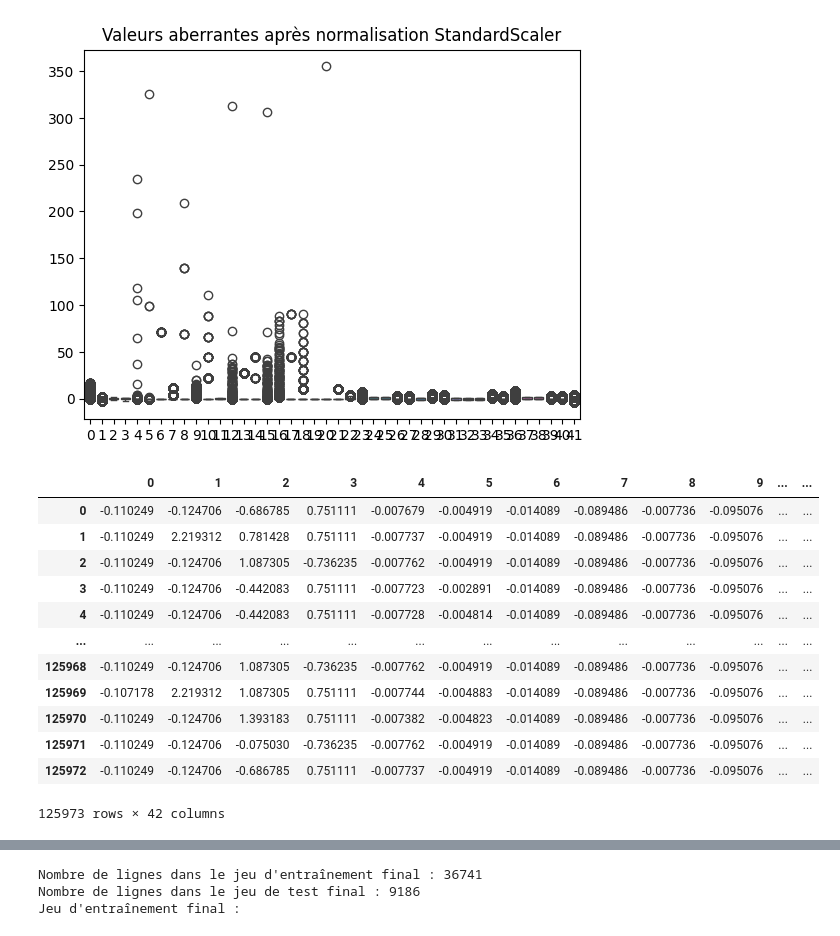
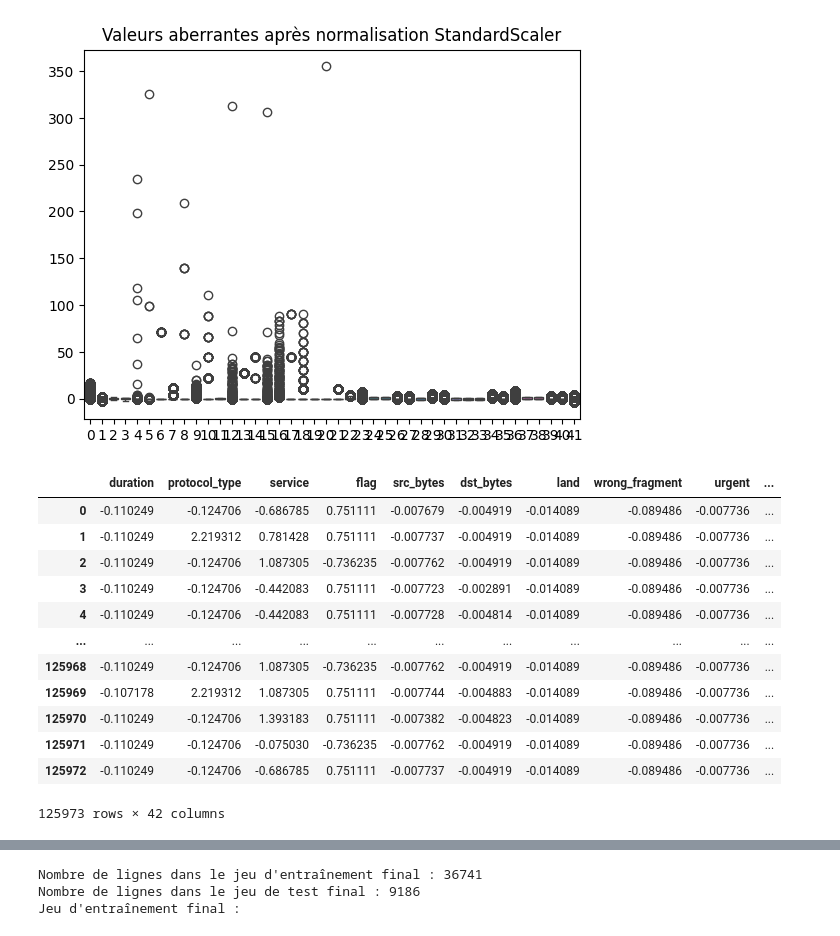
Before and after one commit to gogo25171/Projet1_Pretraitement, a Jupyter notebook: Projet1_Pretraitement_ClementGauthier.ipynb, the cells around one changed output, grey strips where cells are left out. Drawn from its saved outputs; the diff is of its cells as text; code cells hidden in the pictures.

Commit message:
Update NSL KDD dataset CSV files to include header row for improved readability and data understanding

```diff
--- a/Projet1_Pretraitement_ClementGauthier.ipynb
+++ b/Projet1_Pretraitement_ClementGauthier.ipynb
@@ -111,7 +114,7 @@ Nombre total de lignes dupliquées dans le dataset d'entraînement : 0
 # Question 6 - Suppression des doublons
 
 print("Avant suppression, nombre de lignes dans le dataset d'entraînement :", len(dataset))
-dataset.drop_duplicates() # Supprimer les doublons (attention : ici non appliqué en place)
+dataset.drop_duplicates(inplace=True) # Supprimer les doublons
 print("Après suppression, nombre de lignes dans le dataset d'entraînement :", len(dataset))
 # %% [output]
 Avant suppression, nombre de lignes dans le dataset d'entraînement : 125973
@@ -254,26 +255,42 @@ plt.show()
 # %%
 # Question 8 (suite) - Normalisation / Mise à l'échelle
 
-## Utilisation de la fonction StandardScaler car il sera sensible aux valeurs extrêmes.
+## Utilisation de la fonction StandardScaler
 dataset = StandardScaler().fit_transform(dataset)
 
 # Reconvertir l'array NumPy en DataFrame pandas (nécessaire après StandardScaler)
 dataset = pd.DataFrame(dataset)
 
+## Liste des nouveaux noms de colonnes
+
+col_names = ["duration","protocol_type","service","flag","src_bytes",
+"dst_bytes","land","wrong_fragment","urgent","hot","num_failed_logins",
+"logged_in","num_compromised","root_shell","su_attempted","num_root",
+"num_file_creations","num_shells","num_access_files","num_outbound_cmds",
+"is_host_login","is_guest_login","count","srv_count","serror_rate",
+"srv_serror_rate","rerror_rate","srv_rerror_rate","same_srv_rate",
+"diff_srv_rate","srv_diff_host_rate","dst_host_count","dst_host_srv_count",
+"dst_host_same_srv_rate","dst_host_diff_srv_rate","dst_host_same_src_port_rate",
+"dst_host_srv_diff_host_rate","dst_host_serror_rate","dst_host_srv_serror_rate",
+"dst_host_rerror_rate","dst_host_srv_rerror_rate","label"]
+
+## Réassigner les noms de colonnes au DataFrame
+dataset.columns = col_names
+
 display(dataset)
 # %% [output]
-|  | 0 | 1 | 2 | 3 | 4 | 5 | 6 | 7 | 8 | 9 | ... | ... |
-| 0 | -0.110249 | -0.124706 | -0.686785 | 0.751111 | -0.007679 | -0.004919 | -0.014089 | -0.089486 | -0.007736 | -0.095076 | ... | ... |
-| 1 | -0.110249 | 2.219312 | 0.781428 | 0.751111 | -0.007737 | -0.004919 | -0.014089 | -0.089486 | -0.007736 | -0.095076 | ... | ... |
-| 2 | -0.110249 | -0.124706 | 1.087305 | -0.736235 | -0.007762 | -0.004919 | -0.014089 | -0.089486 | -0.007736 | -0.095076 | ... | ... |
-| 3 | -0.110249 | -0.124706 | -0.442083 | 0.751111 | -0.007723 | -0.002891 | -0.014089 | -0.089486 | -0.007736 | -0.095076 | ... | ... |
-| 4 | -0.110249 | -0.124706 | -0.442083 | 0.751111 | -0.007728 | -0.004814 | -0.014089 | -0.089486 | -0.007736 | -0.095076 | ... | ... |
-| ... | ... | ... | ... | ... | ... | ... | ... | ... | ... | ... | ... | ... |
-| 125968 | -0.110249 | -0.124706 | 1.087305 | -0.736235 | -0.007762 | -0.004919 | -0.014089 | -0.089486 | -0.007736 | -0.095076 | ... | ... |
-| 125969 | -0.107178 | 2.219312 | 1.087305 | 0.751111 | -0.007744 | -0.004883 | -0.014089 | -0.089486 | -0.007736 | -0.095076 | ... | ... |
-| 125970 | -0.110249 | -0.124706 | 1.393183 | 0.751111 | -0.007382 | -0.004823 | -0.014089 | -0.089486 | -0.007736 | -0.095076 | ... | ... |
-| 125971 | -0.110249 | -0.124706 | -0.075030 | -0.736235 | -0.007762 | -0.004919 | -0.014089 | -0.089486 | -0.007736 | -0.095076 | ... | ... |
-| 125972 | -0.110249 | -0.124706 | -0.686785 | 0.751111 | -0.007737 | -0.004919 | -0.014089 | -0.089486 | -0.007736 | -0.095076 | ... | ... |
+|  | duration | protocol_type | service | flag | src_bytes | dst_bytes | land | wrong_fragment | urgent | ... |
+| 0 | -0.110249 | -0.124706 | -0.686785 | 0.751111 | -0.007679 | -0.004919 | -0.014089 | -0.089486 | -0.007736 | ... |
+| 1 | -0.110249 | 2.219312 | 0.781428 | 0.751111 | -0.007737 | -0.004919 | -0.014089 | -0.089486 | -0.007736 | ... |
+| 2 | -0.110249 | -0.124706 | 1.087305 | -0.736235 | -0.007762 | -0.004919 | -0.014089 | -0.089486 | -0.007736 | ... |
+| 3 | -0.110249 | -0.124706 | -0.442083 | 0.751111 | -0.007723 | -0.002891 | -0.014089 | -0.089486 | -0.007736 | ... |
+| 4 | -0.110249 | -0.124706 | -0.442083 | 0.751111 | -0.007728 | -0.004814 | -0.014089 | -0.089486 | -0.007736 | ... |
+| ... | ... | ... | ... | ... | ... | ... | ... | ... | ... | ... |
+| 125968 | -0.110249 | -0.124706 | 1.087305 | -0.736235 | -0.007762 | -0.004919 | -0.014089 | -0.089486 | -0.007736 | ... |
+| 125969 | -0.107178 | 2.219312 | 1.087305 | 0.751111 | -0.007744 | -0.004883 | -0.014089 | -0.089486 | -0.007736 | ... |
+| 125970 | -0.110249 | -0.124706 | 1.393183 | 0.751111 | -0.007382 | -0.004823 | -0.014089 | -0.089486 | -0.007736 | ... |
+| 125971 | -0.110249 | -0.124706 | -0.075030 | -0.736235 | -0.007762 | -0.004919 | -0.014089 | -0.089486 | -0.007736 | ... |
+| 125972 | -0.110249 | -0.124706 | -0.686785 | 0.751111 | -0.007737 | -0.004919 | -0.014089 | -0.089486 | -0.007736 | ... |
 125973 rows × 42 columns
 # %%
 # Question 9 - Découpage en ensembles (train / test)
```
Also changed, not shown: parts of 10 cells of this notebook, 4 other files.
